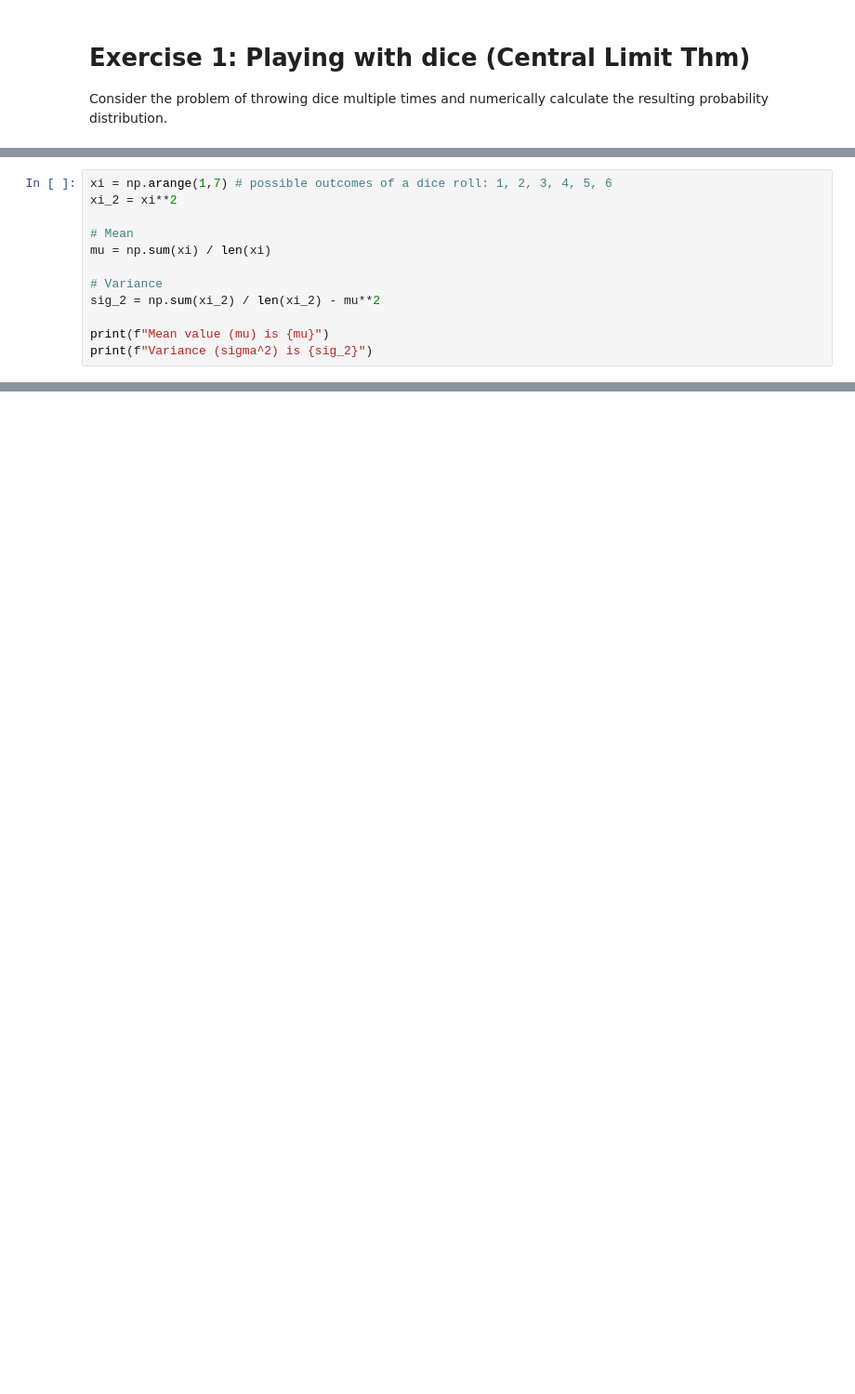
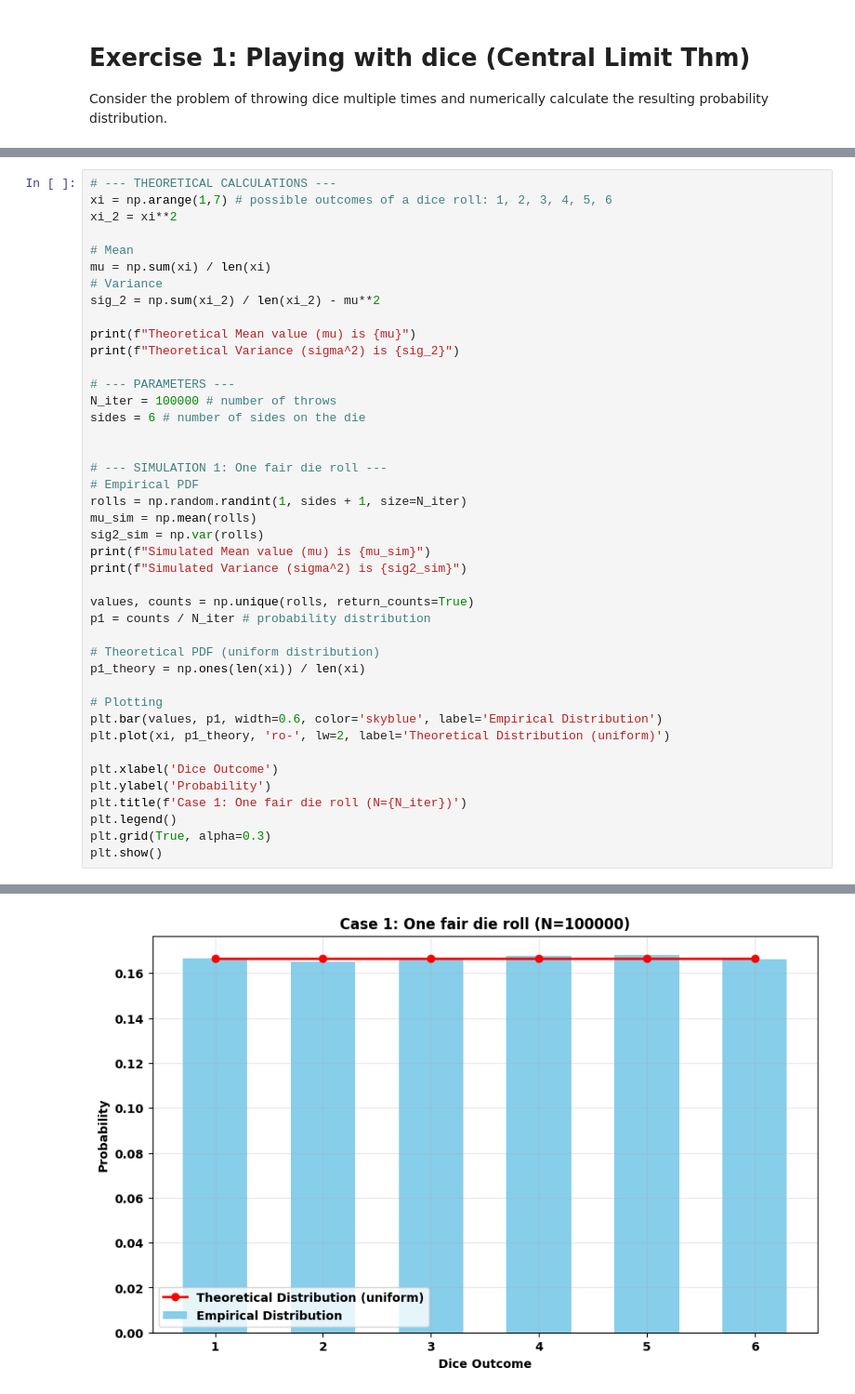
Before and after one commit to jmarquezol/QuantumMaster, a Jupyter notebook: QMC/QMCExercise1.ipynb, the cells around one changed output, grey strips where cells are left out. Shown at 93% size. Drawn from its saved outputs; the diff is of its cells as text; blank space fills up the shorter version.

```diff
--- a/QMC/QMCExercise1.ipynb
+++ b/QMC/QMCExercise1.ipynb
@@ -24,15 +29,45 @@ $$
 \langle x^2 \rangle = \frac{1}{6} \sum_{i=1}^{6} x_i^2.
 $$
 # %%
+# --- THEORETICAL CALCULATIONS ---
 xi = np.arange(1,7) # possible outcomes of a dice roll: 1, 2, 3, 4, 5, 6
 xi_2 = xi**2
 
 # Mean
 mu = np.sum(xi) / len(xi)
-
 # Variance
 sig_2 = np.sum(xi_2) / len(xi_2) - mu**2
 
-print(f"Mean value (mu) is {mu}")
-print(f"Variance (sigma^2) is {sig_2}")
+print(f"Theoretical Mean value (mu) is {mu}")
+print(f"Theoretical Variance (sigma^2) is {sig_2}")
+
+# --- PARAMETERS ---
+N_iter = 100000 # number of throws
+sides = 6 # number of sides on the die
+
+
+# --- SIMULATION 1: One fair die roll ---
+# Empirical PDF
+rolls = np.random.randint(1, sides + 1, size=N_iter)
+mu_sim = np.mean(rolls)
+sig2_sim = np.var(rolls)
+print(f"Simulated Mean value (mu) is {mu_sim}")
+print(f"Simulated Variance (sigma^2) is {sig2_sim}")
+
+values, counts = np.unique(rolls, return_counts=True)
+p1 = counts / N_iter # probability distribution
+
+# Theoretical PDF (uniform distribution)
+p1_theory = np.ones(len(xi)) / len(xi)
+
+# Plotting
+plt.bar(values, p1, width=0.6, color='skyblue', label='Empirical Distribution')
+plt.plot(xi, p1_theory, 'ro-', lw=2, label='Theoretical Distribution (uniform)')
+
+plt.xlabel('Dice Outcome')
+plt.ylabel('Probability')
+plt.title(f'Case 1: One fair die roll (N={N_iter})')
+plt.legend()
+plt.grid(True, alpha=0.3)
+plt.show()
 # %% [output]
@@ -40,0 +78 @@ Variance (sigma^2) is 2.916666666666666
+[figure, added]
```
Also changed, not shown: parts of 12 cells of this notebook, 34 other files.
